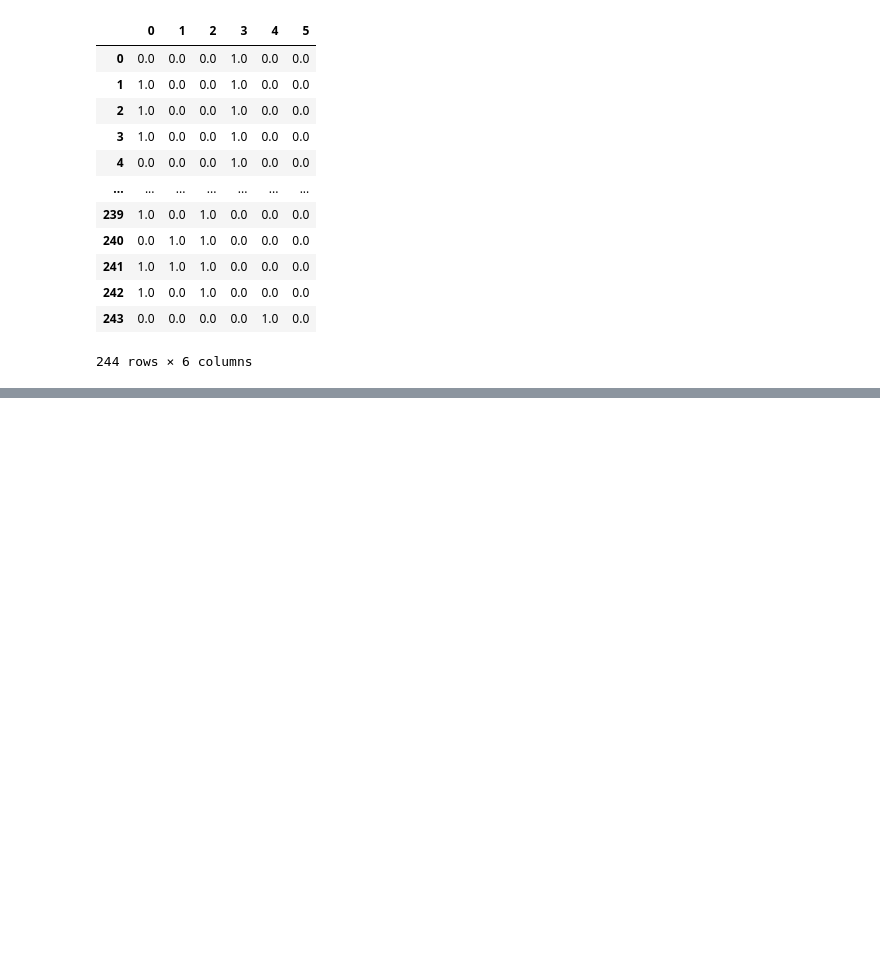
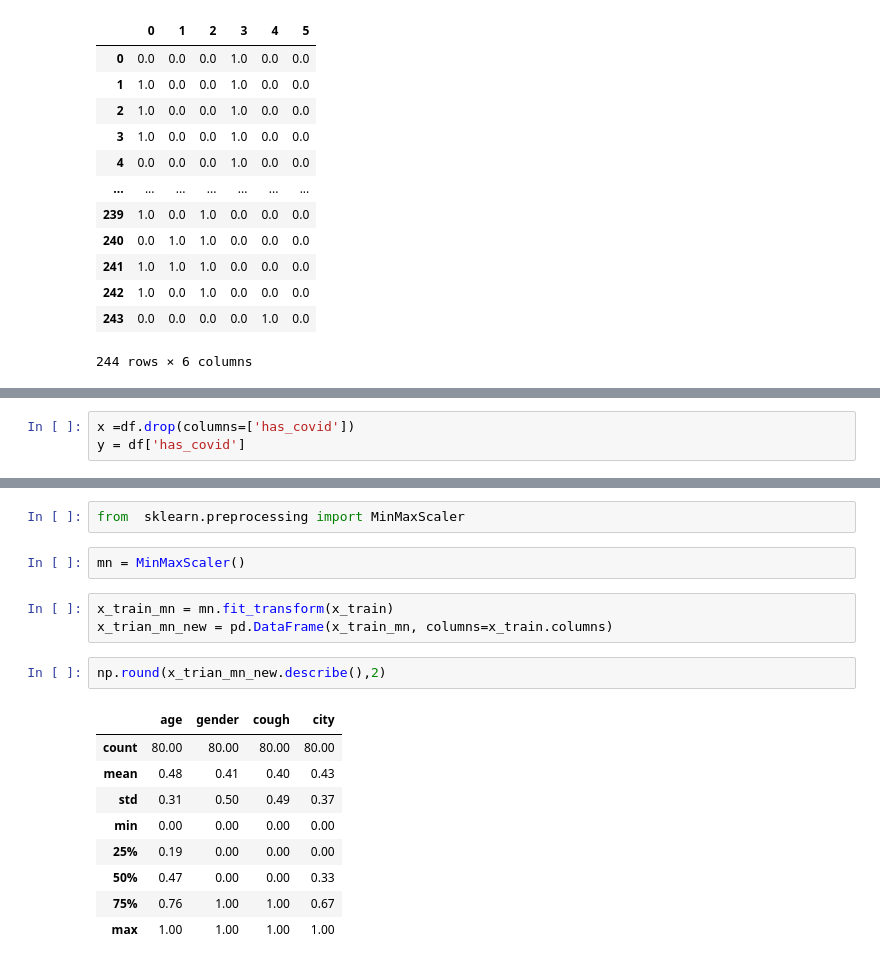
Before and after one commit to Devendrakumawat8089/ML, a Jupyter notebook: test.ipynb, the cells around one changed output, grey strips where cells are left out. Drawn from its saved outputs; the diff is of its cells as text; blank space fills up the shorter version.

```diff
--- a/test.ipynb
+++ b/test.ipynb
@@ -124,0 +167,3 @@ pd.DataFrame(a)
+# %%
+x =df.drop(columns=['has_covid'])
+y = df['has_covid']
@@ -124,0 +196,19 @@ pd.DataFrame(a)
+# %%
+from  sklearn.preprocessing import MinMaxScaler
+# %%
+mn = MinMaxScaler()
+# %%
+x_train_mn = mn.fit_transform(x_train)
+x_trian_mn_new = pd.DataFrame(x_train_mn, columns=x_train.columns)
+# %%
+np.round(x_trian_mn_new.describe(),2)
+# %% [output]
+|  | age | gender | cough | city |
+| count | 80.00 | 80.00 | 80.00 | 80.00 |
+| mean | 0.48 | 0.41 | 0.40 | 0.43 |
+| std | 0.31 | 0.50 | 0.49 | 0.37 |
+| min | 0.00 | 0.00 | 0.00 | 0.00 |
+| 25% | 0.19 | 0.00 | 0.00 | 0.00 |
+| 50% | 0.47 | 0.00 | 0.00 | 0.33 |
+| 75% | 0.76 | 1.00 | 1.00 | 0.67 |
+| max | 1.00 | 1.00 | 1.00 | 1.00 |
```
Also changed, not shown: parts of 24 cells of this notebook.
